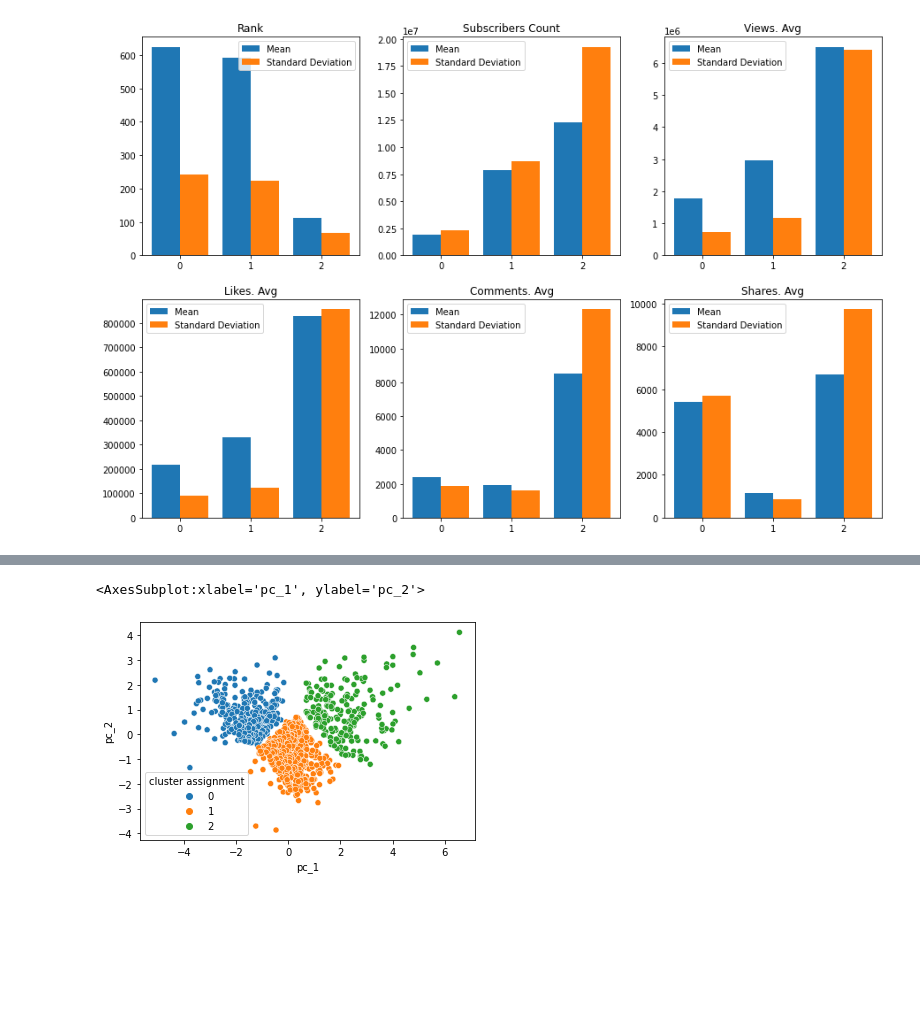
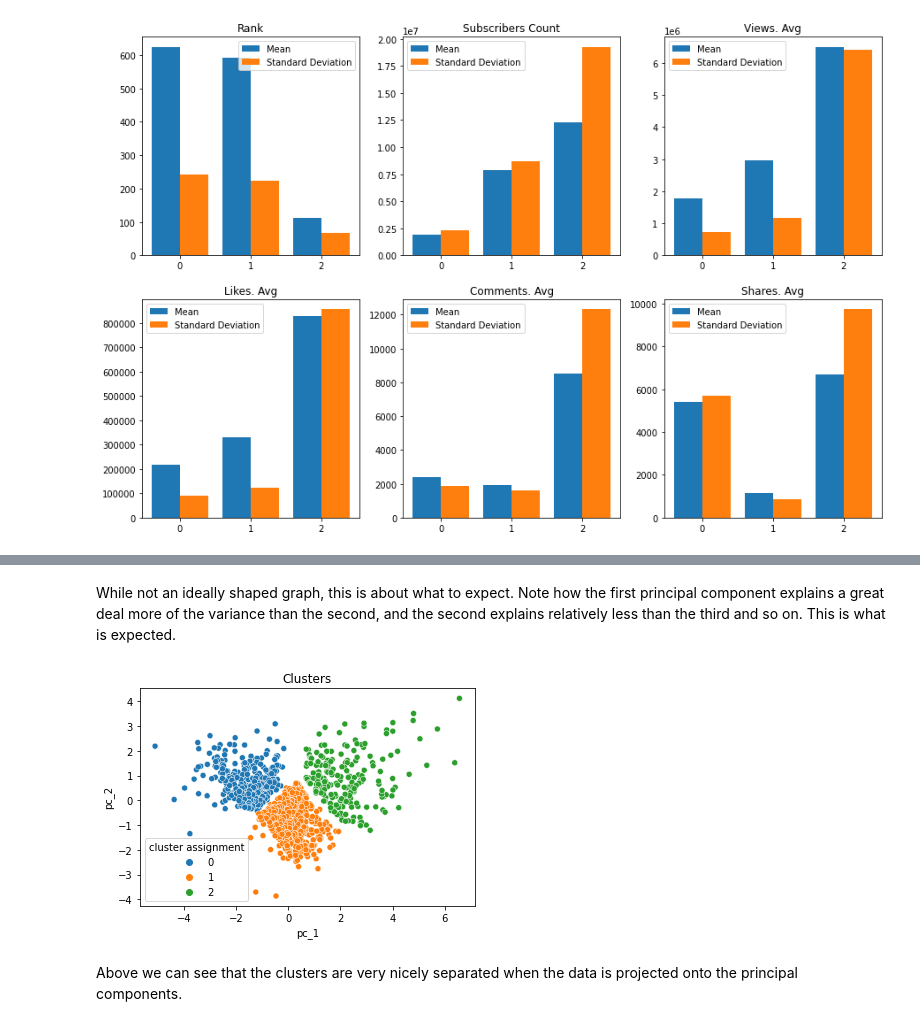
Before and after one commit to penichols10/top_tik_tokers, a Jupyter notebook: top_tik_tokers.ipynb, the cells around one changed output, grey strips where cells are left out. Cells and saved outputs as stored; diff of their text form; code cells hidden in the pictures; blank space fills up the shorter version.

```diff
--- a/top_tik_tokers.ipynb
+++ b/top_tik_tokers.ipynb
@@ -101,0 +108,8 @@ df[x_cols].describe()
+# %%
+fig, axes = plt.subplots(2,3, figsize=(20,10))
+for col, ax in zip(x_cols, np.ravel(axes)):
+    sns.histplot(data=df, x=col, ax=ax)
+    ax.set_title(col)
+
+axes[-1,-1].axis('off')
+plt.show()
@@ -193,5 +275,10 @@ sns.scatterplot(x=range(len(pca.explained_variance_ratio_)), y=pca.explained_var
+# %% [markdown]
+While not an ideally shaped graph, this is about what to expect. Note how the first principal component explains a great deal more of the variance than the second, and the second explains relatively less than the third and so on. This is what is expected.
 # %%
 sns.scatterplot(data=df_pca, x='pc_1', y='pc_2', hue='cluster assignment', palette='tab10')
+plt.title('Clusters')
+plt.show()
 # %% [output]
-<AxesSubplot:xlabel='pc_1', ylabel='pc_2'>
-[figure, old version]
+[figure, new version]
+# %% [markdown]
+Above we can see that the clusters are very nicely separated when the data is projected onto the principal components.
```
Also changed, not shown: parts of 22 cells of this notebook.
